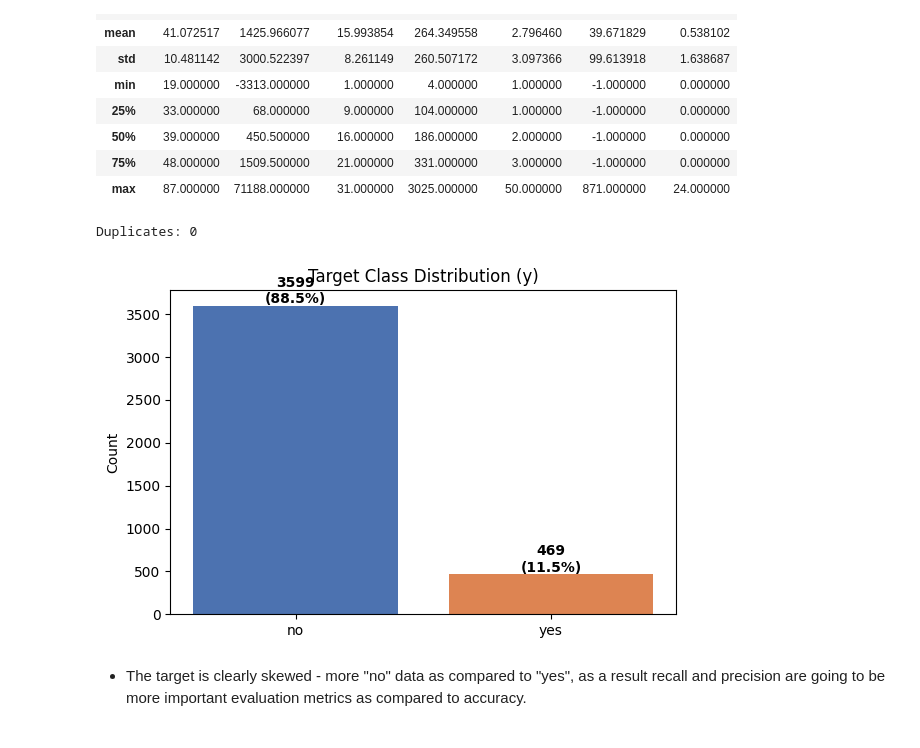
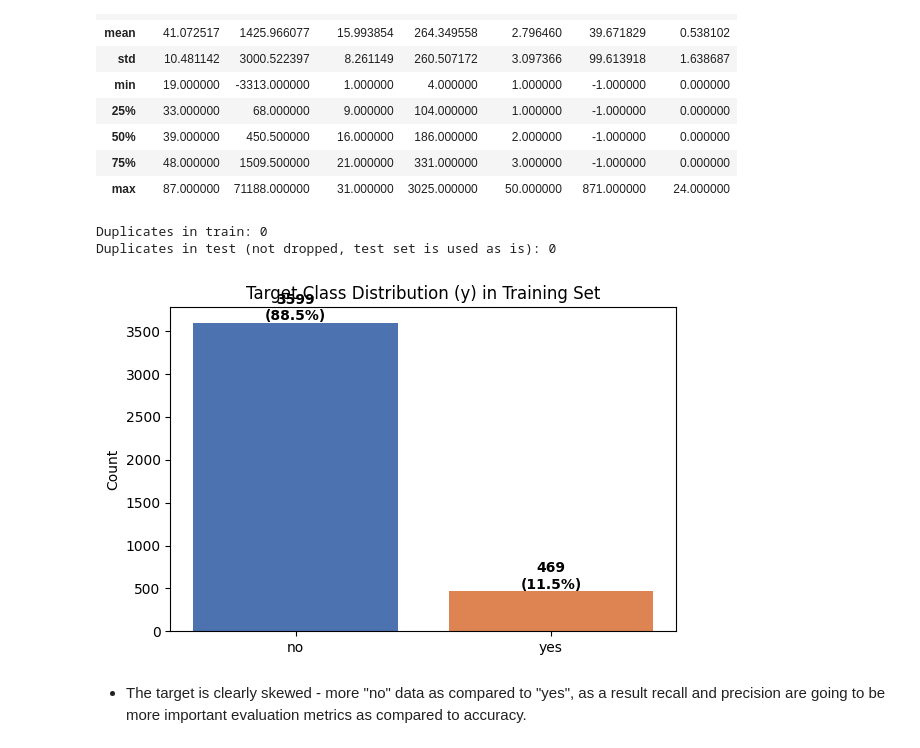
Before and after one commit to dustycoder-sayan/bank-subscriptions-predictor, a Jupyter notebook: model/bank_subscription_classifiers.ipynb, the cells around one changed output. Cells and saved outputs as stored; diff of their text form; code cells hidden in the pictures.

Commit message:
Updated notebook to use pre-split training and testing datasets as per assignment requirement

```diff
--- a/model/bank_subscription_classifiers.ipynb
+++ b/model/bank_subscription_classifiers.ipynb
@@ -39,15 +39,19 @@ import sys
 ## Load Dataset, Analyze and Preprocess - EDA
 # %%
 # Define constants related to training dataset
-DATASET_NAME = "train_data.csv"
+TRAIN_DATASET_NAME = "train_data.csv"
+TEST_DATASET_NAME = "test_data.csv"
 DATASET_DIRECTORY = "../"
 NOTEBOOK_FILE_LOC = os.getcwd()
 # %%
 # Read Data into a DataFrame
-df = pd.read_csv(DATASET_DIRECTORY + DATASET_NAME)
+df_train = pd.read_csv(DATASET_DIRECTORY + TRAIN_DATASET_NAME)
+df_test = pd.read_csv(DATASET_DIRECTORY + TEST_DATASET_NAME)
 
-NUM_INSTANCES = len(df)
+NUM_TRAIN_INSTANCES = len(df_train)
+NUM_TEST_INSTANCES = len(df_test)
 
-print("Number of instances", NUM_INSTANCES)
-df.head(10)
+print("Number of training instances", NUM_TRAIN_INSTANCES)
+print("Number of testing instances", NUM_TEST_INSTANCES)
+df_train.head(10)
 # %% [output]
@@ -97,9 +102,14 @@ df.describe()
 | max | 87.000000 | 71188.000000 | 31.000000 | 3025.000000 | 50.000000 | 871.000000 | 24.000000 |
 # %%
 # Check for duplicates and drop
-print(f"Duplicates: {df.duplicated().sum()}")
-df = df.drop_duplicates().reset_index(drop=True)
+# Note: de-duplication is applied only to the training set. The test set must
+# be used completely/as-is for evaluation, so no rows are dropped from it.
+print(f"Duplicates in train: {df_train.duplicated().sum()}")
+df_train = df_train.drop_duplicates().reset_index(drop=True)
+
+print(f"Duplicates in test (not dropped, test set is used as is): {df_test.duplicated().sum()}")
 # %% [output]
-Duplicates: 0
+Duplicates in train: 0
+Duplicates in test (not dropped, test set is used as is): 0
 # %%
 # Keep an untouched, raw snapshot of the data for building a deployable pipeline
@@ -107,21 +117,21 @@ df_raw = df.copy()
 # %%
 # Target Distribution
-counts = df["y"].value_counts()
-percentages = df["y"].value_counts(normalize=True) * 100
+counts = df_train["y"].value_counts()
+percentages = df_train["y"].value_counts(normalize=True) * 100
 
 plt.figure(figsize=(6, 4))
 bars = plt.bar(counts.index, counts.values, color=["#4C72B0", "#DD8452"])
-plt.title("Target Class Distribution (y)")
+plt.title("Target Class Distribution (y) in Training Set")
 plt.ylabel("Count")
 
 for bar, count, pct in zip(bars, counts.values, percentages.values):
     plt.text(bar.get_x() + bar.get_width()/2, bar.get_height() + 30,
               f"{count}\n({pct:.1f}%)", ha="center", fontweight="bold")
 
 plt.tight_layout()
 plt.show()
 # %% [output]
-[figure, old version]
+[figure, new version]
 # %% [markdown]
 - The target is clearly skewed - more "no" data as compared to "yes", as a result recall and precision are going to be more important evaluation metrics as compared to accuracy.
 # %%
```
Also changed, not shown: parts of 44 cells of this notebook, 10 other files.
